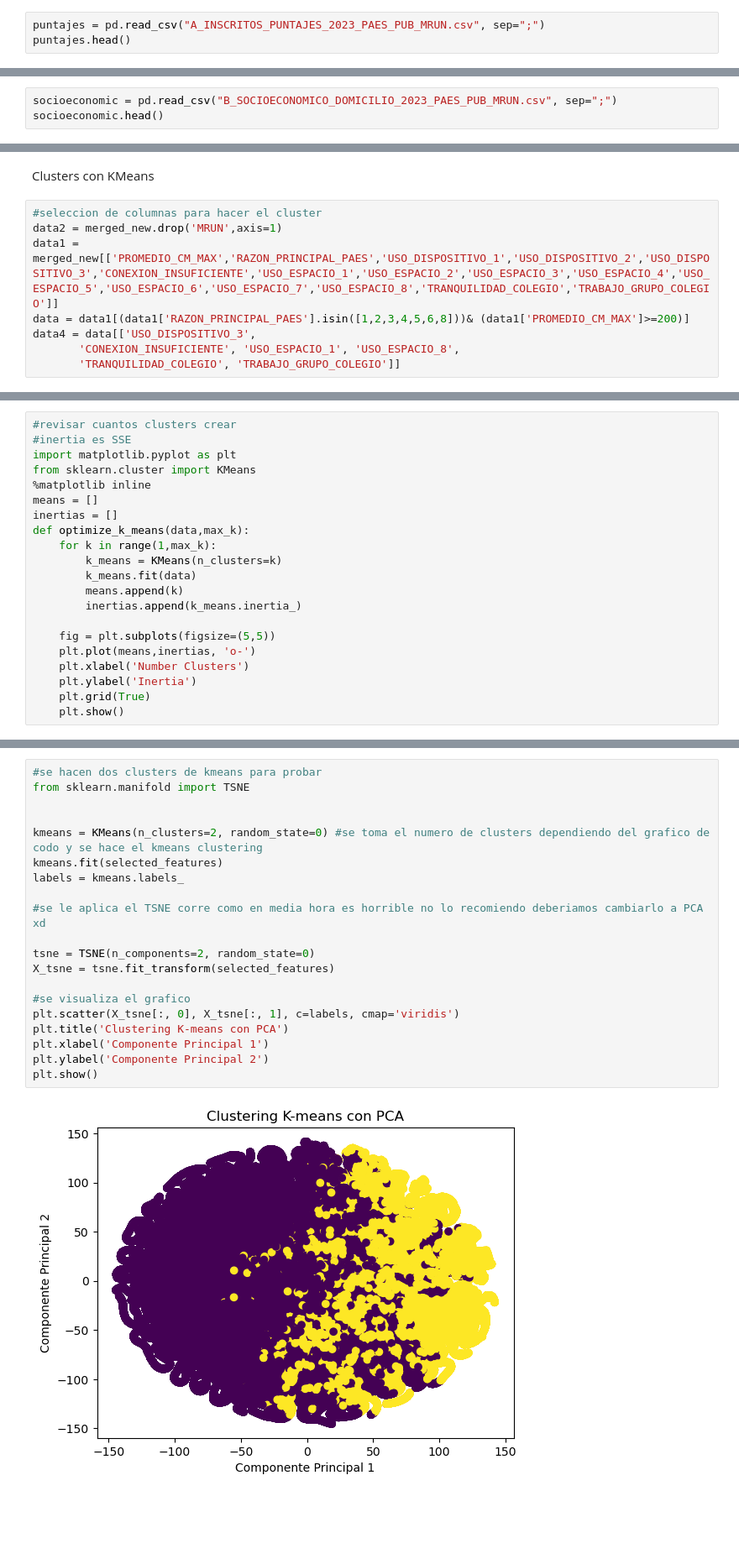
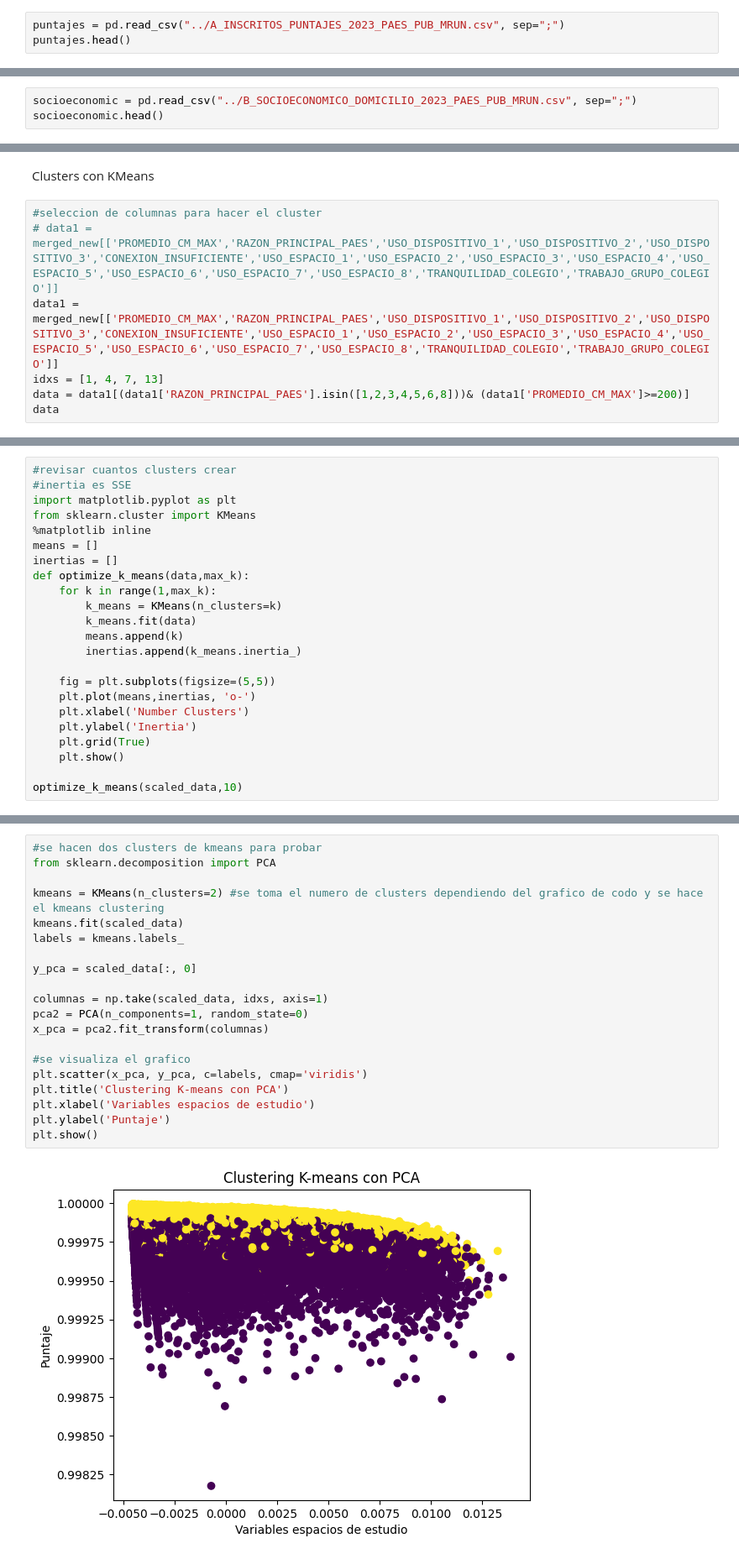
Before and after one commit to gurbina2234/Repo-Mineria-PSU, a Jupyter notebook: datos_oficial.ipynb, the cells around one changed output, grey strips where cells are left out. Shown at 84% size. Saved outputs shown, nothing was run; the diff lists cells and outputs as text; blank space fills up the shorter version.

```diff
--- a/datos_oficial.ipynb
+++ b/datos_oficial.ipynb
@@ -2,7 +2,7 @@
 import pandas as pd
 import matplotlib.pyplot as plt
 # %%
-puntajes = pd.read_csv("A_INSCRITOS_PUNTAJES_2023_PAES_PUB_MRUN.csv", sep=";")
+puntajes = pd.read_csv("../A_INSCRITOS_PUNTAJES_2023_PAES_PUB_MRUN.csv", sep=";")
 puntajes.head()
 # %% [output]
 |  | MRUN | ANYO_PROCESO | COD_SEXO | FECHA_NACIMIENTO | RBD | CODIGO_ENS | LOCAL_EDUCACIONAL | ... |
@@ -13,7 +13,7 @@ puntajes.head()
 | 4 | 22654139 | 2023 | 2 | 194507 | 3003 | 363 | 1450 | ... |
 5 rows × 117 columns
 # %%
-socioeconomic = pd.read_csv("B_SOCIOECONOMICO_DOMICILIO_2023_PAES_PUB_MRUN.csv", sep=";")
+socioeconomic = pd.read_csv("../B_SOCIOECONOMICO_DOMICILIO_2023_PAES_PUB_MRUN.csv", sep=";")
 socioeconomic.head()
 # %% [output]
 |  | MRUN | ANYO_PROCESO | CODIGO_REGION_DOMICILIO | CODIGO_PROVINCIA_DOMICILIO | CODIGO_COMUNA_DOMICILIO | ... |
@@ -130,9 +130,8 @@ Columna transformada: CIEN_REG_ACTUAL
 Clusters con KMeans
 # %%
 #seleccion de columnas para hacer el cluster
-data2 = merged_new.drop('MRUN',axis=1)
+# data1 = merged_new[['PROMEDIO_CM_MAX','RAZON_PRINCIPAL_PAES','USO_DISPOSITIVO_1','USO_DISPOSITIVO_2','USO_DISPOSITIVO_3','CONEXION_INSUFICIENTE','USO_ESPACIO_1','USO_ESPACIO_2','USO_ESPACIO_3','USO_ESPACIO_4','USO_ESPACIO_5','USO_ESPACIO_6','USO_ESPACIO_7','USO_ESPACIO_8','TRANQUILIDAD_COLEGIO','TRABAJO_GRUPO_COLEGIO']]
 data1 = merged_new[['PROMEDIO_CM_MAX','RAZON_PRINCIPAL_PAES','USO_DISPOSITIVO_1','USO_DISPOSITIVO_2','USO_DISPOSITIVO_3','CONEXION_INSUFICIENTE','USO_ESPACIO_1','USO_ESPACIO_2','USO_ESPACIO_3','USO_ESPACIO_4','USO_ESPACIO_5','USO_ESPACIO_6','USO_ESPACIO_7','USO_ESPACIO_8','TRANQUILIDAD_COLEGIO','TRABAJO_GRUPO_COLEGIO']]
+idxs = [1, 4, 7, 13]
 data = data1[(data1['RAZON_PRINCIPAL_PAES'].isin([1,2,3,4,5,6,8]))& (data1['PROMEDIO_CM_MAX']>=200)]
-data4 = data[['USO_DISPOSITIVO_3',
-       'CONEXION_INSUFICIENTE', 'USO_ESPACIO_1', 'USO_ESPACIO_8',
-       'TRANQUILIDAD_COLEGIO', 'TRABAJO_GRUPO_COLEGIO']]
+data
@@ -157,3 +198,5 @@ def optimize_k_means(data,max_k):
     plt.ylabel('Inertia')
     plt.grid(True)
     plt.show()
+
+optimize_k_means(scaled_data,10)
@@ -197,22 +205,22 @@ optimize_k_means(selected_features,10)
 # %%
 #se hacen dos clusters de kmeans para probar
-from sklearn.manifold import TSNE
+from sklearn.decomposition import PCA
 
-
-kmeans = KMeans(n_clusters=2, random_state=0) #se toma el numero de clusters dependiendo del grafico de codo y se hace el kmeans clustering
-kmeans.fit(selected_features)
+kmeans = KMeans(n_clusters=2) #se toma el numero de clusters dependiendo del grafico de codo y se hace el kmeans clustering
+kmeans.fit(scaled_data)
 labels = kmeans.labels_
 
-#se le aplica el TSNE corre como en media hora es horrible no lo recomiendo deberiamos cambiarlo a PCA xd
+y_pca = scaled_data[:, 0]
 
-tsne = TSNE(n_components=2, random_state=0)
-X_tsne = tsne.fit_transform(selected_features)
+columnas = np.take(scaled_data, idxs, axis=1)
+pca2 = PCA(n_components=1, random_state=0)
+x_pca = pca2.fit_transform(columnas)
 
 #se visualiza el grafico
-plt.scatter(X_tsne[:, 0], X_tsne[:, 1], c=labels, cmap='viridis')
+plt.scatter(x_pca, y_pca, c=labels, cmap='viridis')
 plt.title('Clustering K-means con PCA')
-plt.xlabel('Componente Principal 1')
-plt.ylabel('Componente Principal 2')
+plt.xlabel('Variables espacios de estudio')
+plt.ylabel('Puntaje')
 plt.show()
 # %% [output]
-[figure, old version]
+[figure, new version]
```
Also changed, not shown: parts of 5 cells of this notebook.
